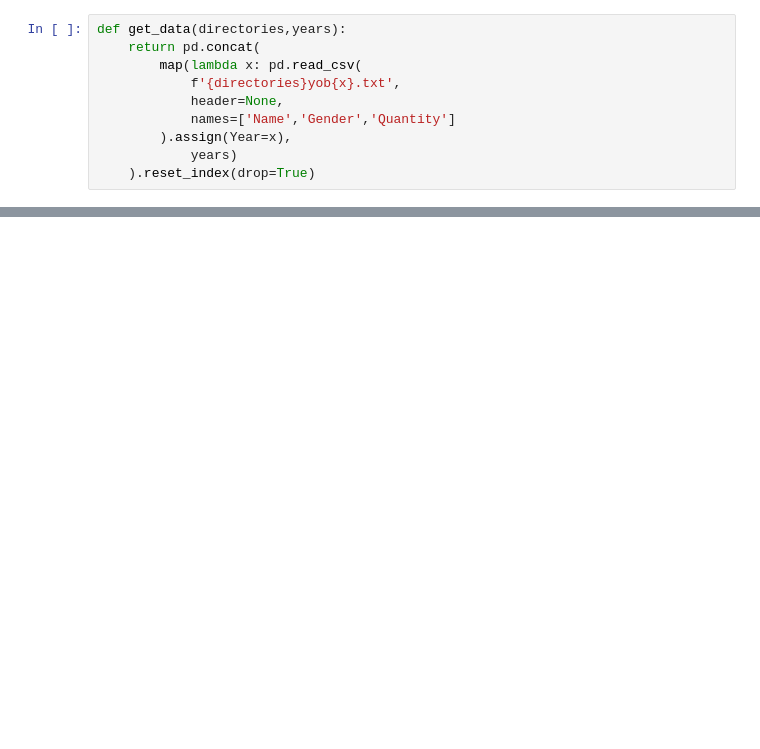
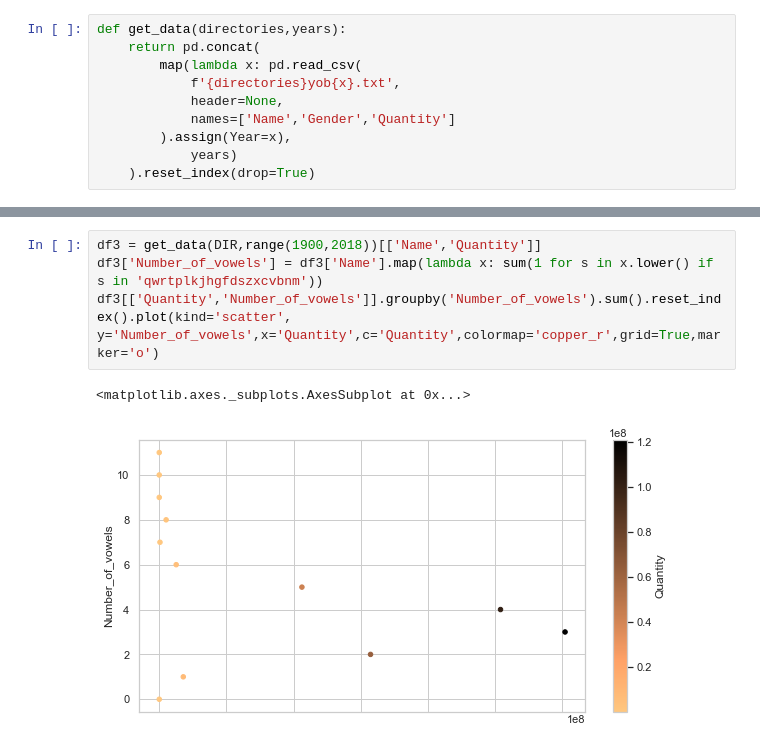
Before and after one commit to SemenovAV/data_visualisation, a Jupyter notebook: visualisation.ipynb, the cells around one changed output, grey strips where cells are left out. Saved outputs shown, nothing was run; the diff lists cells and outputs as text; blank space fills up the shorter version.

```diff
--- a/visualisation.ipynb
+++ b/visualisation.ipynb
@@ -34,0 +37,7 @@ array([<matplotlib.axes._subplots.AxesSubplot object at 0x...>],
+# %%
+df3 = get_data(DIR,range(1900,2018))[['Name','Quantity']]
+df3['Number_of_vowels'] = df3['Name'].map(lambda x: sum(1 for s in x.lower() if s in 'qwrtplkjhgfdszxcvbnm'))
+df3[['Quantity','Number_of_vowels']].groupby('Number_of_vowels').sum().reset_index().plot(kind='scatter', y='Number_of_vowels',x='Quantity',c='Quantity',colormap='copper_r',grid=True,marker='o')
+# %% [output]
+<matplotlib.axes._subplots.AxesSubplot at 0x...>
+[figure, added]
```
Also changed, not shown: parts of 4 cells of this notebook.
